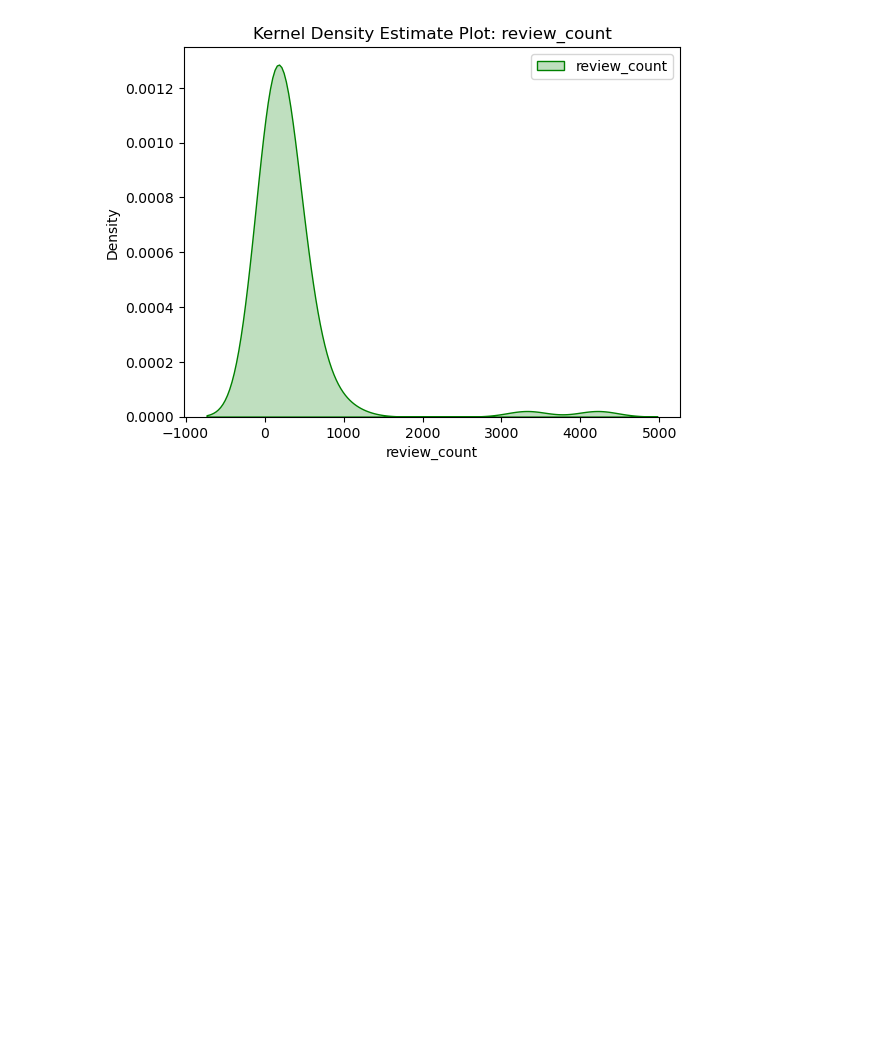
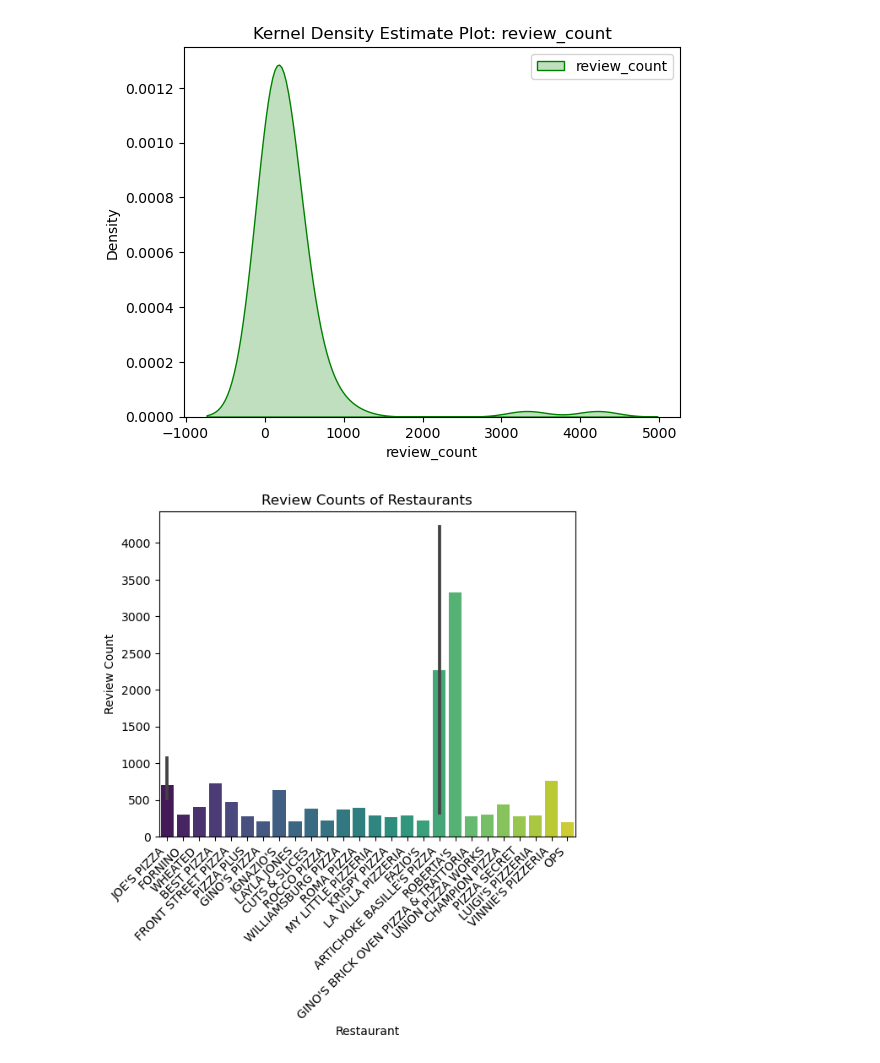
Before and after one commit to Codeguy225/Restaurant-Inspections-Project, a Jupyter notebook: Hypothesis Testing.ipynb, the cells around one changed output. Drawn from its saved outputs; the diff is of its cells as text; code cells hidden in the pictures; blank space fills up the shorter version.

```diff
--- a/Hypothesis Testing.ipynb
+++ b/Hypothesis Testing.ipynb
@@ -360,3 +362,17 @@ plt.legend()
 plt.show()
 # %% [output]
 [figure]
+# %%
+# Filtering out the restaurants with more review counts and better scores
+df_filtered = mdf[(mdf['review_count'] >= 200)]
+# %%
+# Bar plot for review counts
+plt.figure(figsize=(14, 5))
+plt.subplot(1, 2, 1)
+sns.barplot(x='name', y='review_count', data=df_filtered, palette='viridis')
+plt.title('Review Counts of Restaurants')
+plt.xlabel('Restaurant')
+plt.ylabel('Review Count')
+plt.xticks(rotation=45, ha='right');
+# %% [output]
+[figure, added]
```
Also changed, not shown: parts of 2 cells of this notebook, 1 other file.
